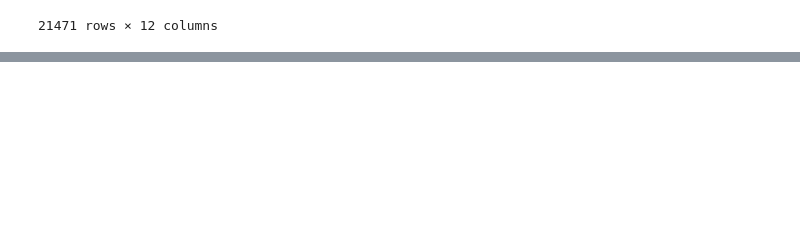
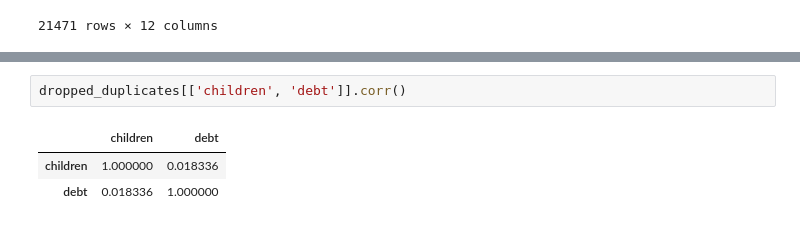
Before and after one commit to srtjazz/gc-python-2024, a Jupyter notebook: aula_11/exercicio_23_mini_boss/exercicio_23_mini_boss.ipynb, the cells around one changed output, grey strips where cells are left out. Saved outputs shown, nothing was run; the diff lists cells and outputs as text; blank space fills up the shorter version.

```diff
--- a/aula_11/exercicio_23_mini_boss/exercicio_23_mini_boss.ipynb
+++ b/aula_11/exercicio_23_mini_boss/exercicio_23_mini_boss.ipynb
@@ -188,0 +196,6 @@ dropped_duplicates.reset_index(drop=True)
+# %%
+dropped_duplicates[['children', 'debt']].corr()
+# %% [output]
+|  | children | debt |
+| children | 1.000000 | 0.018336 |
+| debt | 0.018336 | 1.000000 |
```
Also changed, not shown: parts of 4 cells of this notebook, 1 other file.
